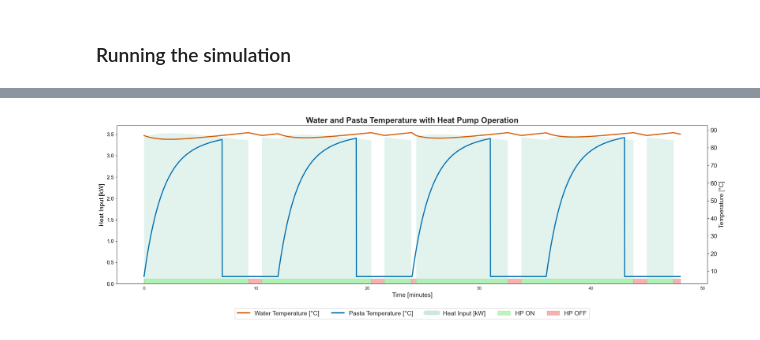
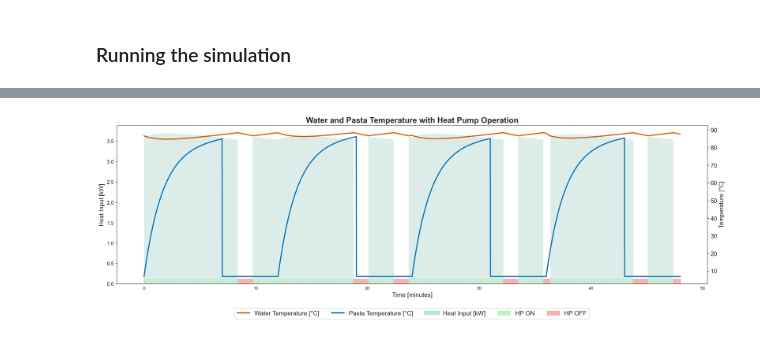
Before and after one commit to ahaeseli/SHC_project, a Jupyter notebook: main model/control_working.ipynb, the cells around one changed output, grey strips where cells are left out. Drawn from its saved outputs; the diff is of its cells as text; code cells hidden in the pictures.

```diff
--- a/main model/control_working.ipynb
+++ b/main model/control_working.ipynb
@@ -602,13 +631,12 @@ from matplotlib.lines import Line2D
 import matplotlib.patches as patches
 
 # --- Simulation (replace with your actual function call) ---
-T_WP_on, T_WP_off = 86.95, 88.53
 op_times = []
 duration_seconds = 12 * 60 * 4
 start_index = 0
 
 t, Q_WPs, T_water, T_pasta, _ = T_water_and_pasta(
-    T_WP_on, T_WP_off, duration_seconds, op_times, V_water
+    best_T_on, best_T_off, duration_seconds, op_times, V_water
 )
 
 # --- Prepare DataFrame ---
@@ -635,67 +663,58 @@ palette = {
 }
 
 # --- Create figure & axes ---
-fig, ax = plt.subplots(figsize=(20, 6))  # ax = main = heat
-ax2 = ax.twinx()                         # ax2 = twin = temperature
+fig, ax_qwp = plt.subplots(figsize=(20, 6))     # Main plot: Q_WP (now background)
+ax_temp = ax_qwp.twinx()                        # Secondary y-axis: temperature
 
-# --- Q_WP bars on main axis (background) ---
-ax.bar(df["Time [min]"], df["Q_WP"],
-       width=1/60, color=palette["qwp"], alpha=0.15, zorder=1)
-ax.set_ylabel("Heat Input [kW]", color='black', fontsize=14)
-ax.tick_params(axis='y', labelsize=12, labelcolor='black')
+# --- Heat Input bars on primary axis (background) ---
+ax_qwp.bar(df["Time [min]"], df["Q_WP"],
+           width=1/60, color=palette["qwp"], alpha=0.25, label="Heat Input [kW]")
+ax_qwp.set_ylabel("Heat Input [kW]", fontsize=14)
+ax_qwp.tick_params(axis='y', labelsize=12)
 
-# --- Temperature lines on foreground twin axis ---
-ax2.plot(df["Time [min]"], df["T_water"],
-         color=palette["water"], linewidth=2.5, zorder=3)
-ax2.plot(df["Time [min]"], df["T_pasta"],
-         color=palette["pasta"], linewidth=2.5, zorder=3)
-ax2.set_ylabel("Temperature [°C]", fontsize=14)
-ax2.tick_params(axis='y', labelsize=14)
+# --- Temperature lines on secondary axis (foreground) ---
+ax_temp.plot(df["Time [min]"], df["T_water"],
+             color=palette["water"], linewidth=2.5, label="Water Temp [°C]")
+ax_temp.plot(df["Time [min]"], df["T_pasta"],
+             color=palette["pasta"], linewidth=2.5, label="Pasta Temp [°C]")
+ax_temp.set_ylabel("Temperature [°C]", fontsize=14)
+ax_temp.tick_params(axis='y', labelsize=14)
 
-# --- Start-of-Cooking line on ax2 ---
-if start_index:
-    ax2.axvline(x=time_min[start_index], color='black',
-                linestyle='--', linewidth=1.5, zorder=4)
-
-# --- ON/OFF bars on bottom (on ax2) ---
+# --- ON/OFF bars at bottom (on Q axis) ---
 indices = np.arange(len(df))
 blocks = []
 for state, group in groupby(zip(indices, hp_binary), key=lambda x: x[1]):
     idxs = [i for i, _ in group]
     blocks.append((state, idxs[0], idxs[-1]))
 
-ymin, ymax = ax2.get_ylim()
+ymin, ymax = ax_qwp.get_ylim()
 band = (ymax - ymin) * 0.03
 for state, start_i, end_i in blocks:
     t0 = time_min[start_i]
     t1 = time_min[end_i] + 1/60
     color = palette["on"] if state == 1 else palette["off"]
-    ax2.axvspan(t0, t1,
-                ymin=0.00, ymax=0.00 + 0.03,
-                color=color, alpha=0.6, zorder=2)
+    ax_qwp.axvspan(t0, t1,
+                   ymin=0.00, ymax=0.00 + 0.03,
+                   color=color, alpha=0.6, zorder=0)
 
 # --- Axis labels & title ---
-ax.set_xlabel("Time [minutes]", fontsize=14)
-ax.set_title("Water and Pasta Temperature with Heat Pump Operation", fontsize=18, weight='bold')
+ax_qwp.set_xlabel("Time [minutes]", fontsize=14)
+ax_qwp.set_title("Water and Pasta Temperature with Heat Pump Operation", fontsize=18, weight='bold')
 
-# Bring temperature axis to front and hide main axis background
-ax2.set_zorder(ax.get_zorder() + 1)
-ax.patch.set_visible(False)
-
-# --- Custom Legend ---
+# --- Custom Legend (merged across axes) ---
 legend_elements = [
     Line2D([0], [0], color=palette["water"], lw=3, label="Water Temperature [°C]"),
     Line2D([0], [0], color=palette["pasta"], lw=3, label="Pasta Temperature [°C]"),
-    Line2D([0], [0], color=palette["qwp"], lw=10, alpha=0.2, label="Heat Input [kW]"),
+    Line2D([0], [0], color=palette["qwp"], lw=10, alpha=0.25, label="Heat Input [kW]"),
     patches.Rectangle((0, 0), 1, 1, color=palette["on"], alpha=0.6, label="HP ON"),
     patches.Rectangle((0, 0), 1, 1, color=palette["off"], alpha=0.6, label="HP OFF")
 ]
 
 fig.legend(handles=legend_elements, loc='lower center',
-           ncol=6, bbox_to_anchor=(0.5, -0.1), fontsize=14)
+           ncol=5, bbox_to_anchor=(0.5, -0.1), fontsize=14)
 
 plt.tight_layout()
 plt.savefig("control_strategy.png", dpi=600)
 plt.show()
 # %% [output]
-[figure, old version]
+[figure, new version]
```
Also changed, not shown: parts of 29 cells of this notebook.
